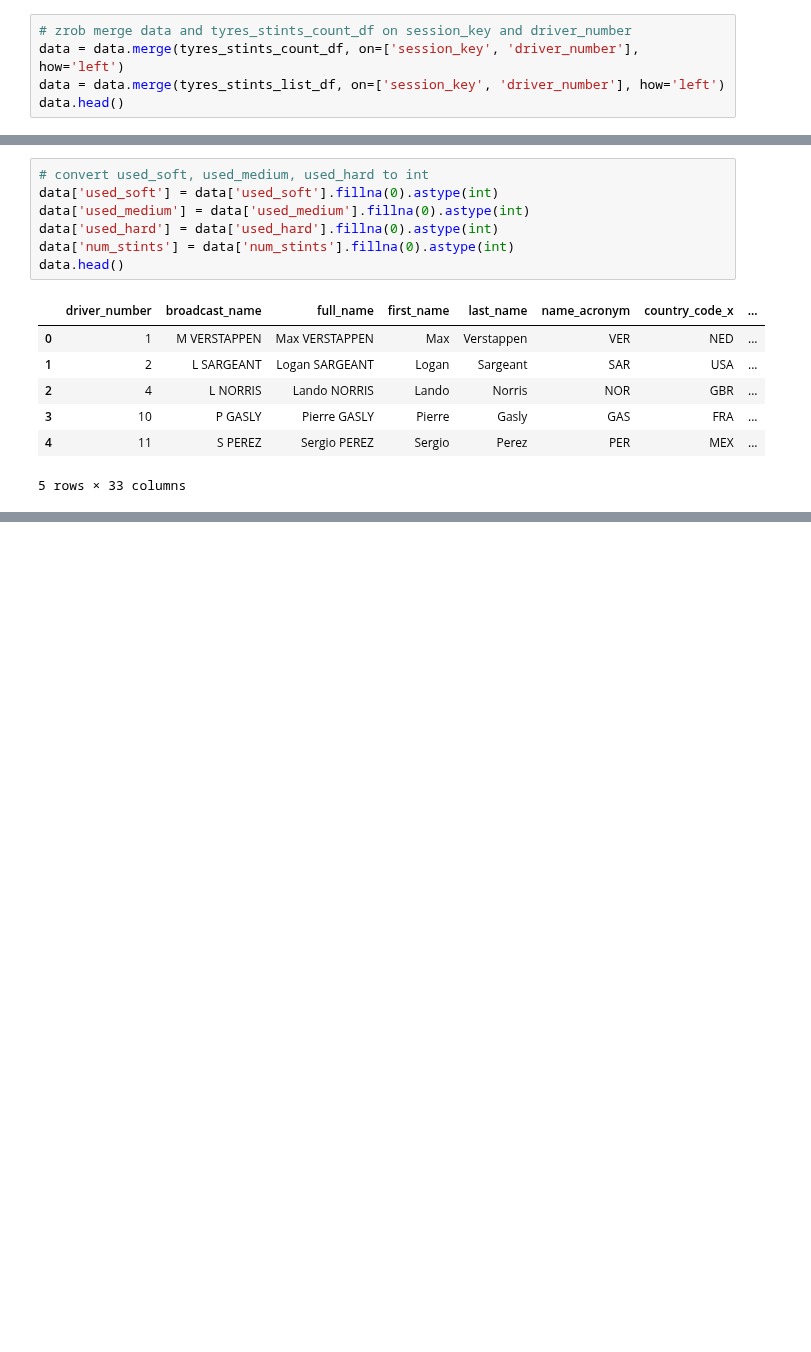
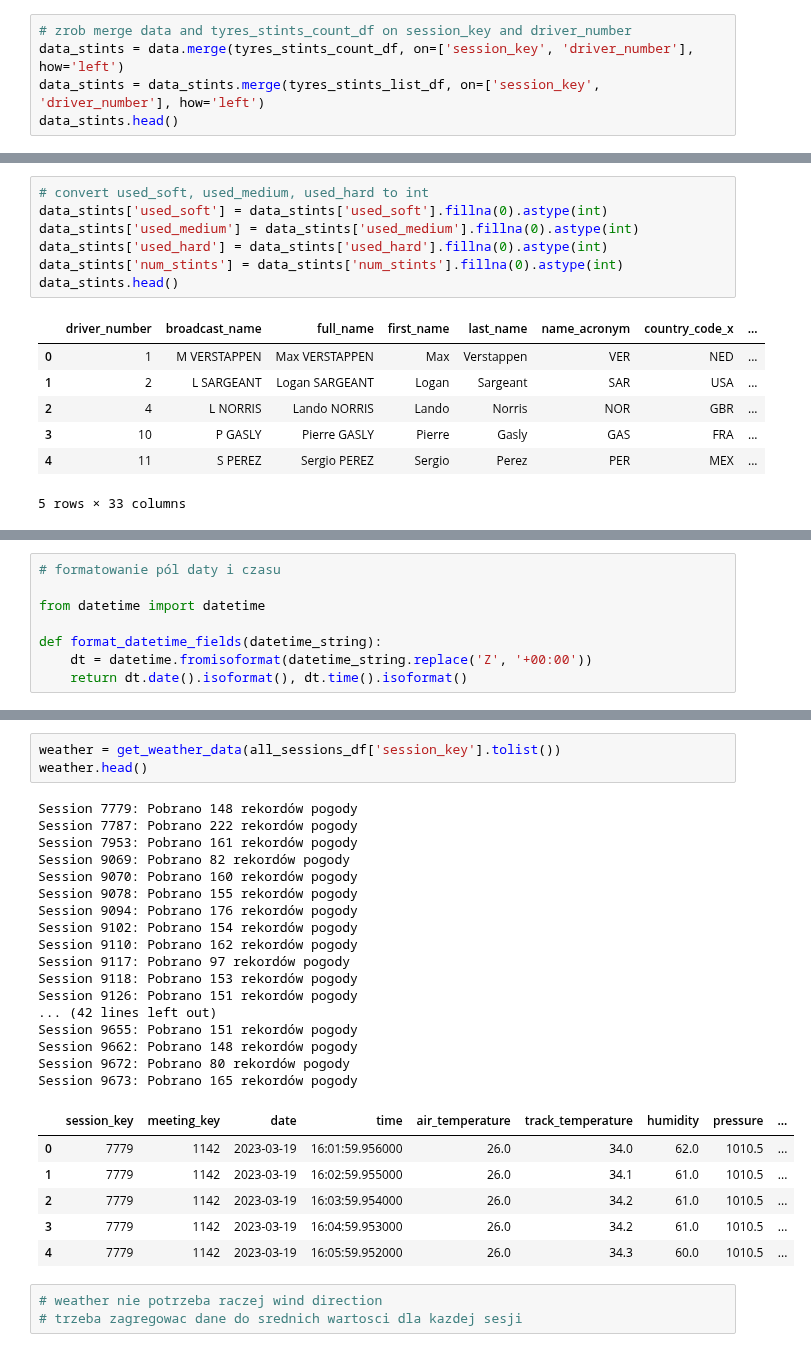
Before and after one commit to szylvvia/f1_races_progress_predict, a Jupyter notebook: stints_tyres_open_f1.ipynb, the cells around one changed output, grey strips where cells are left out. Drawn from its saved outputs; the diff is of its cells as text; blank space fills up the shorter version.

Commit message:
feat: add race controll, get weather

```diff
--- a/stints_tyres_open_f1.ipynb
+++ b/stints_tyres_open_f1.ipynb
@@ -150,9 +156,9 @@ tyres_stints_list_df.head()
 | 4 | 7779 | 11 | 0 | 1 | 1 |
 # %%
 # zrob merge data and tyres_stints_count_df on session_key and driver_number
-data = data.merge(tyres_stints_count_df, on=['session_key', 'driver_number'], how='left')
-data = data.merge(tyres_stints_list_df, on=['session_key', 'driver_number'], how='left')
-data.head()
+data_stints = data.merge(tyres_stints_count_df, on=['session_key', 'driver_number'], how='left')
+data_stints = data_stints.merge(tyres_stints_list_df, on=['session_key', 'driver_number'], how='left')
+data_stints.head()
 # %% [output]
 |  | driver_number | broadcast_name | full_name | first_name | last_name | name_acronym | country_code_x | ... |
 | 0 | 1 | M VERSTAPPEN | Max VERSTAPPEN | Max | Verstappen | VER | NED | ... |
@@ -163,11 +169,11 @@ data.head()
 5 rows × 33 columns
 # %%
 # convert used_soft, used_medium, used_hard to int
-data['used_soft'] = data['used_soft'].fillna(0).astype(int)
-data['used_medium'] = data['used_medium'].fillna(0).astype(int)
-data['used_hard'] = data['used_hard'].fillna(0).astype(int)
-data['num_stints'] = data['num_stints'].fillna(0).astype(int)
-data.head()
+data_stints['used_soft'] = data_stints['used_soft'].fillna(0).astype(int)
+data_stints['used_medium'] = data_stints['used_medium'].fillna(0).astype(int)
+data_stints['used_hard'] = data_stints['used_hard'].fillna(0).astype(int)
+data_stints['num_stints'] = data_stints['num_stints'].fillna(0).astype(int)
+data_stints.head()
 # %% [output]
 |  | driver_number | broadcast_name | full_name | first_name | last_name | name_acronym | country_code_x | ... |
 | 0 | 1 | M VERSTAPPEN | Max VERSTAPPEN | Max | Verstappen | VER | NED | ... |
@@ -178,0 +190,8 @@ data.head()
+# %%
+# formatowanie pól daty i czasu
+
+from datetime import datetime
+
+def format_datetime_fields(datetime_string):
+    dt = datetime.fromisoformat(datetime_string.replace('Z', '+00:00'))
+    return dt.date().isoformat(), dt.time().isoformat()
@@ -178,0 +513,30 @@ data.head()
+# %%
+weather = get_weather_data(all_sessions_df['session_key'].tolist())
+weather.head()
+# %% [output]
+Session 7779: Pobrano 148 rekordów pogody
+Session 7787: Pobrano 222 rekordów pogody
+Session 7953: Pobrano 161 rekordów pogody
+Session 9069: Pobrano 82 rekordów pogody
+Session 9070: Pobrano 160 rekordów pogody
+Session 9078: Pobrano 155 rekordów pogody
+Session 9094: Pobrano 176 rekordów pogody
+Session 9102: Pobrano 154 rekordów pogody
+Session 9110: Pobrano 162 rekordów pogody
+Session 9117: Pobrano 97 rekordów pogody
+Session 9118: Pobrano 153 rekordów pogody
+Session 9126: Pobrano 151 rekordów pogody
+... (42 lines left out)
+Session 9655: Pobrano 151 rekordów pogody
+Session 9662: Pobrano 148 rekordów pogody
+Session 9672: Pobrano 80 rekordów pogody
+Session 9673: Pobrano 165 rekordów pogody
+|  | session_key | meeting_key | date | time | air_temperature | track_temperature | humidity | pressure | ... |
+| 0 | 7779 | 1142 | 2023-03-19 | 16:01:59.956000 | 26.0 | 34.0 | 62.0 | 1010.5 | ... |
+| 1 | 7779 | 1142 | 2023-03-19 | 16:02:59.955000 | 26.0 | 34.1 | 61.0 | 1010.5 | ... |
+| 2 | 7779 | 1142 | 2023-03-19 | 16:03:59.954000 | 26.0 | 34.2 | 61.0 | 1010.5 | ... |
+| 3 | 7779 | 1142 | 2023-03-19 | 16:04:59.953000 | 26.0 | 34.2 | 61.0 | 1010.5 | ... |
+| 4 | 7779 | 1142 | 2023-03-19 | 16:05:59.952000 | 26.0 | 34.3 | 60.0 | 1010.5 | ... |
+# %%
+# weather nie potrzeba raczej wind direction
+# trzeba zagregowac dane do srednich wartosci dla kazdej sesji
```
Also changed, not shown: parts of 28 cells of this notebook, 2 other files.
